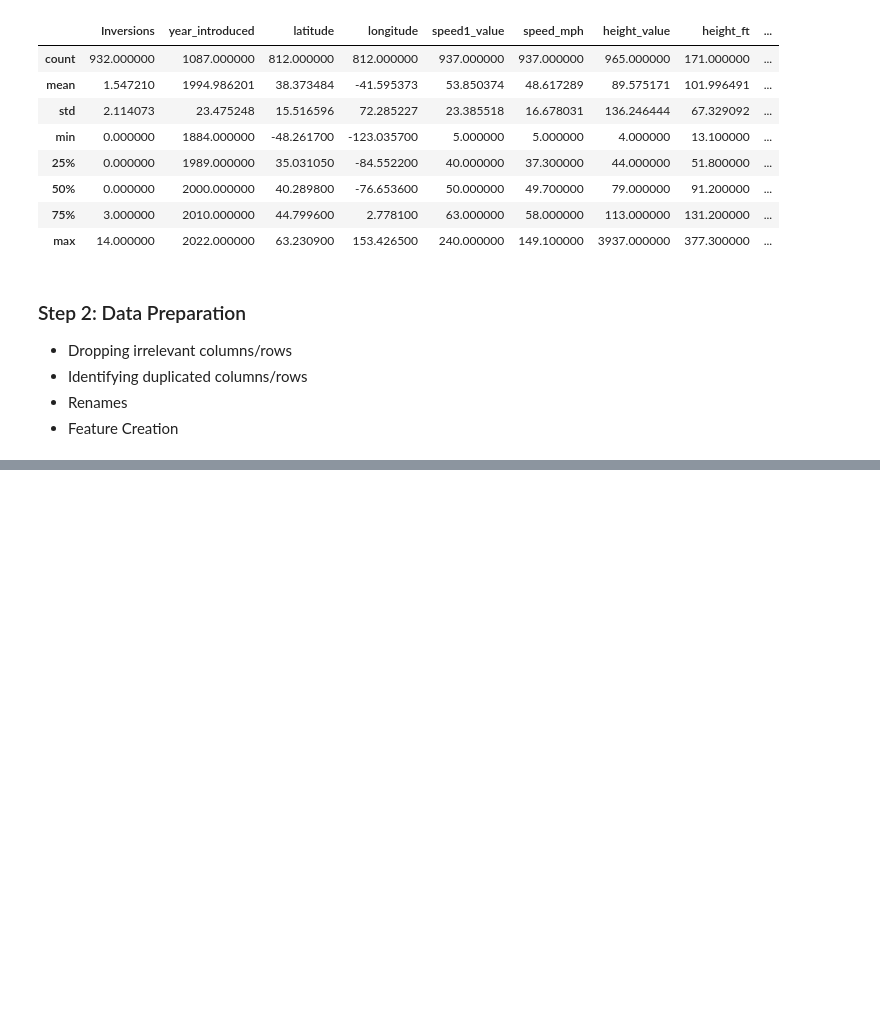
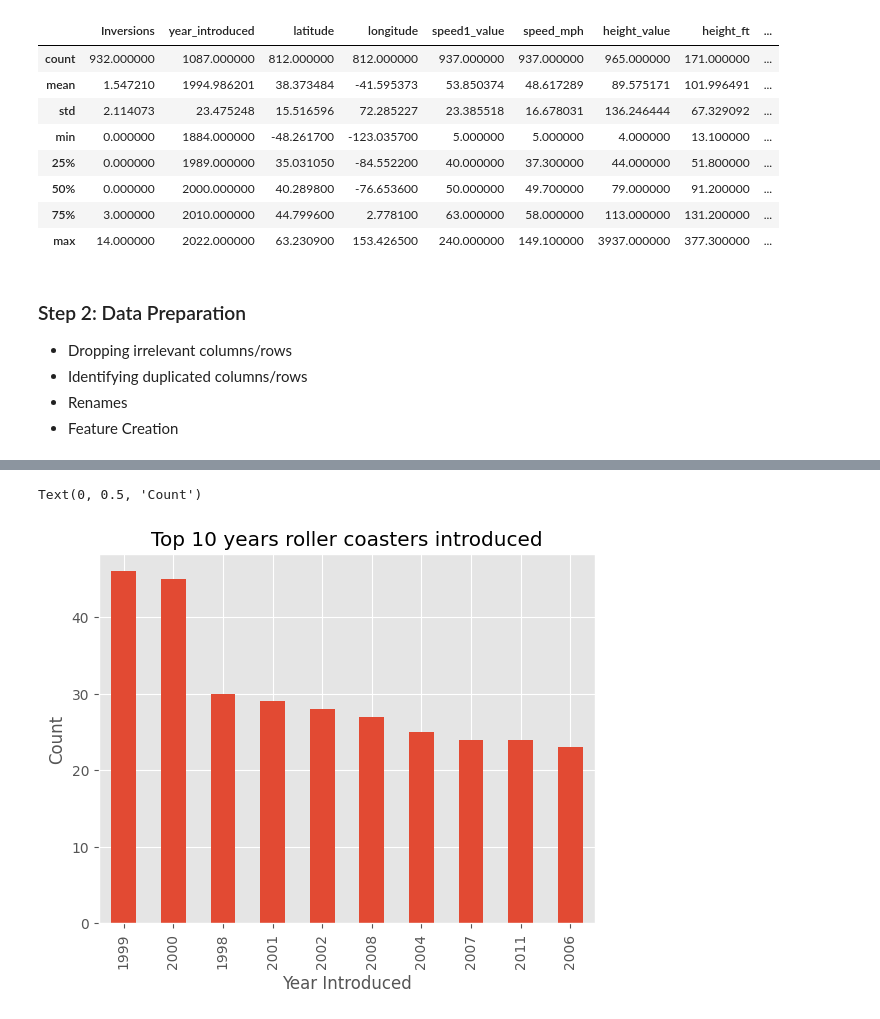
Before and after one commit to suu-b/Exploratory-Data-Analysis, a Jupyter notebook: coaster_db/main.ipynb, the cells around one changed output, grey strips where cells are left out. Saved outputs shown, nothing was run; the diff lists cells and outputs as text; code cells hidden in the pictures; blank space fills up the shorter version.

Commit message:
roller coaster dataset EDA

```diff
--- a/coaster_db/main.ipynb
+++ b/coaster_db/main.ipynb
@@ -127,3 +129,7 @@ df.shape
 # Another way:
 # df.drop(['height_ft'], axis = 1) axis=1 tells it to consider columns
 # df.drop() # Drops first n rows
+# %%
+# Opening data clean must be a datetime but it is string. We need to force the column to be a datetime.
+df['opening_date_clean'] = pd.to_datetime(df['opening_date_clean'])
+df.dtypes
@@ -129,0 +151,6 @@ df.shape
+# %%
+# Rename columns
+df = df.rename(columns = {'coaster_name': "Coaster_Name", "year_introduced": "Year_Introduced", "latitude": "Latitude", "longitude": "Longitude", "opening_date_clean": "Opening_Date", "speed_mph": "Speed_mph", "height_ft": "Height_ft", "Gforce_clean": "Gforce"})
+# %%
+df = df.rename(columns = {'Opening_Date_Clean': 'Opening_Date', 'Inversions_clean': 'Inversions'})
+df.columns
@@ -129,0 +238,3 @@ df.shape
+# %%
+# try removing them
+df = df.loc[~df.duplicated(subset= ['Coaster_Name', 'Location', 'Opening_Date'])].reset_index(drop=True).copy()
@@ -129,0 +265,11 @@ df.shape
+# %%
+# Plotting
+ax = df['Year_Introduced'].value_counts() \
+    .head(10) \
+    .plot(kind='bar', title = 'Top 10 years roller coasters introduced')
+
+ax.set_xlabel('Year Introduced')
+ax.set_ylabel('Count')
+# %% [output]
+Text(0, 0.5, 'Count')
+[figure, added]
```
Also changed, not shown: parts of 24 cells of this notebook, 1 other file.
